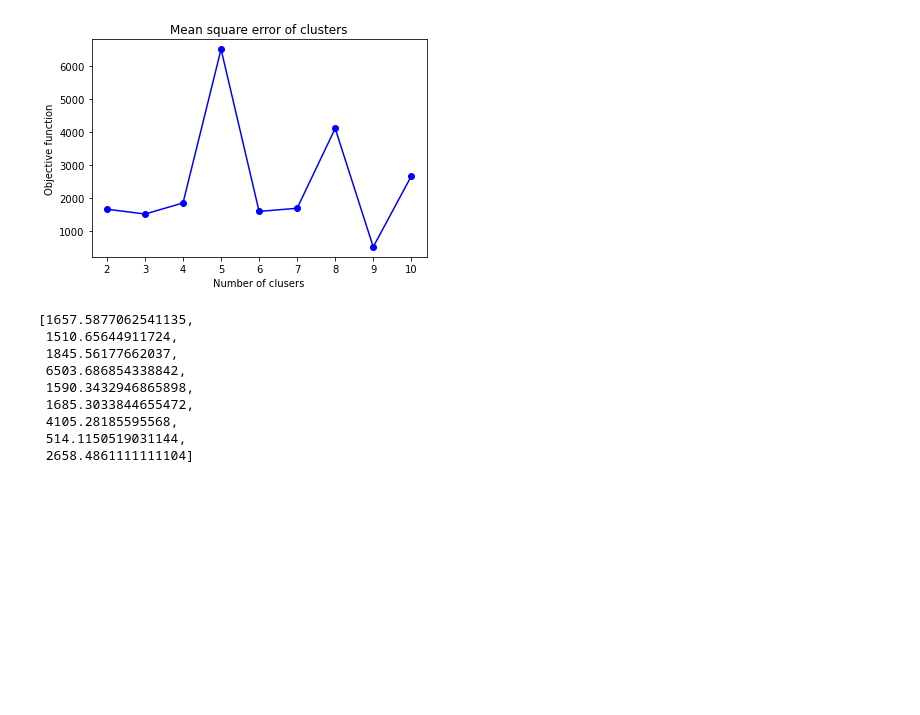
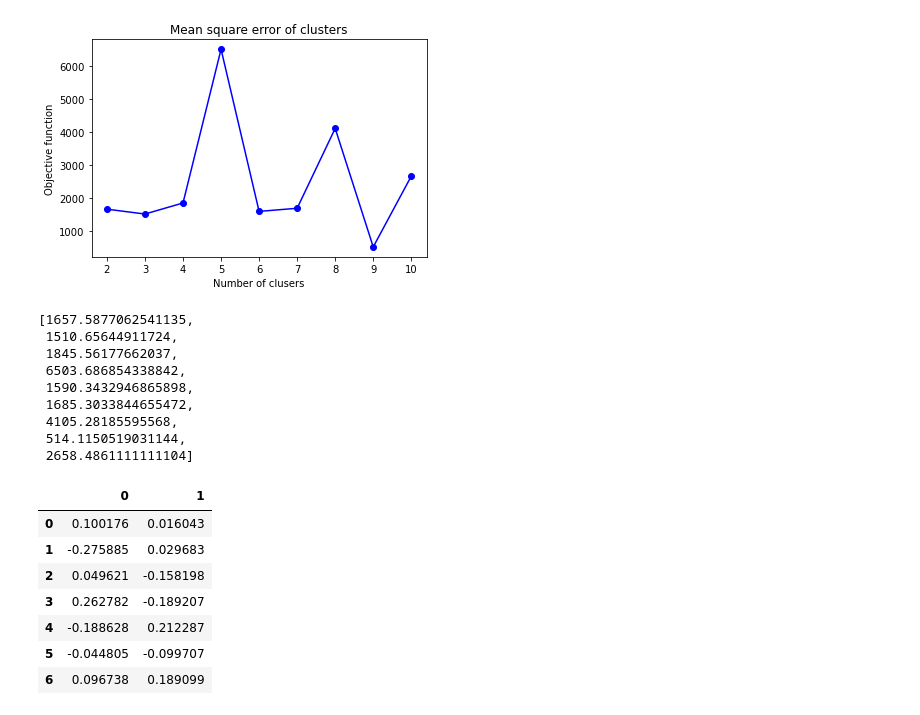
Before and after one commit to Lagrant/CSE564-Lab2, a Jupyter notebook: dataprocess.ipynb, the cells around one changed output. Cells and saved outputs as stored; diff of their text form; code cells hidden in the pictures; blank space fills up the shorter version.

```diff
--- a/dataprocess.ipynb
+++ b/dataprocess.ipynb
@@ -132,0 +129,17 @@ mse
+# %%
+varsim = frame.corr()
+embedding = MDS(n_components=2, dissimilarity='precomputed')
+var_points = embedding.fit_transform(varsim)
+# %%
+var_points1 = pd.DataFrame(var_points)
+# %%
+var_points1
+# %% [output]
+|  | 0 | 1 |
+| 0 | 0.100176 | 0.016043 |
+| 1 | -0.275885 | 0.029683 |
+| 2 | 0.049621 | -0.158198 |
+| 3 | 0.262782 | -0.189207 |
+| 4 | -0.188628 | 0.212287 |
+| 5 | -0.044805 | -0.099707 |
+| 6 | 0.096738 | 0.189099 |
```
Also changed, not shown: parts of 6 cells of this notebook, 7 other files.
